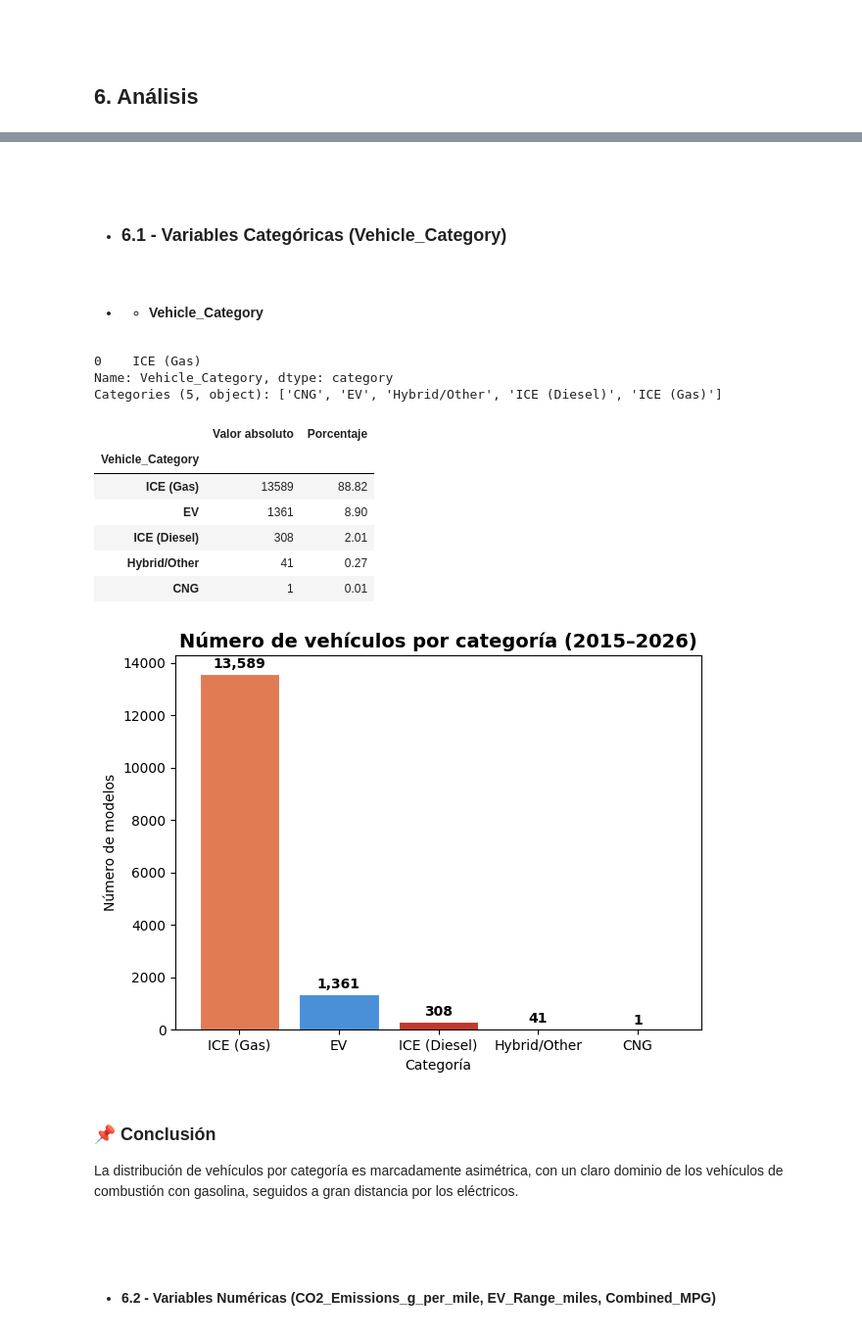
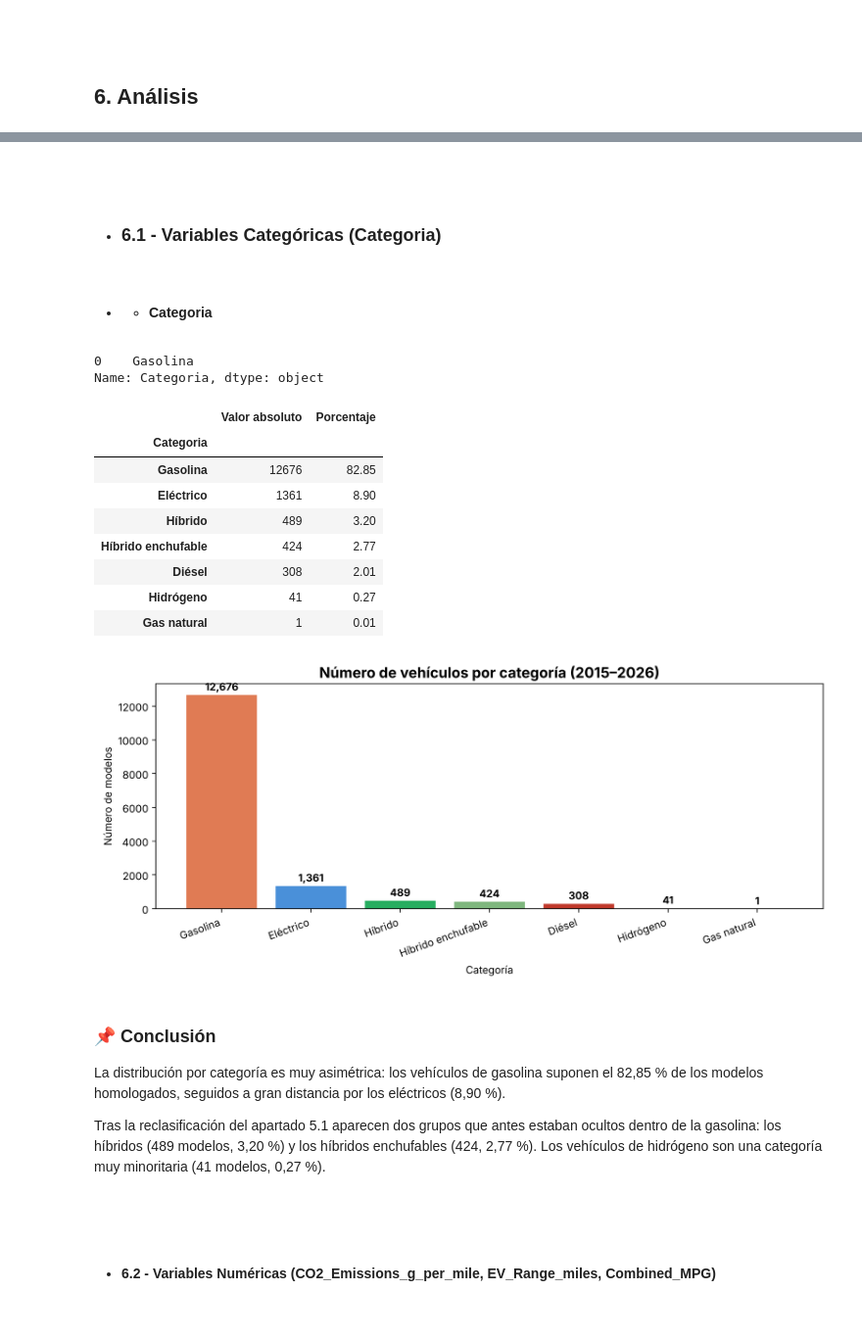
Before and after one commit to terelopdel-sketch/EDA_Vehiculos_Electricos_vs_Combustion, a Jupyter notebook: main.ipynb, the cells around one changed output, grey strips where cells are left out. Shown at 98% size. Saved outputs shown, nothing was run; the diff lists cells and outputs as text; code cells hidden in the pictures.

Commit message:
Actualización de categorías

```diff
--- a/main.ipynb
+++ b/main.ipynb
@@ -232,0 +278,16 @@ dtype: object
+# %%
+es_gasolina    = df["Vehicle_Category"] == "ICE (Gas)"
+tiene_bateria  = df["EV_Range_miles"] > 0
+nombre_hibrido = df["Model"].str.contains(r"hybrid|prius|insight|\b\d{3}h\b", case=False, na=False)
+
+df["Categoria"] = df["Vehicle_Category"].astype(str).replace({
+    "ICE (Gas)": "Gasolina",
+    "ICE (Diesel)": "Diésel",
+    "EV": "Eléctrico",
+    "Hybrid/Other": "Hidrógeno",
+    "CNG": "Gas natural"
+})
+df.loc[es_gasolina & tiene_bateria, "Categoria"] = "Híbrido enchufable"
+df.loc[es_gasolina & ~tiene_bateria & nombre_hibrido, "Categoria"] = "Híbrido"
+
+df["Categoria"].value_counts()
@@ -250,20 +353,19 @@ Con lo cual nos interesa trabajar con las siguientes variables:
 - Make
 # %% [markdown]
 <br><br>
-- ### 6.1 - Variables Categóricas (Vehicle_Category)
+- ### 6.1 - Variables Categóricas (Categoria)
 # %% [markdown]
-- - #### Vehicle_Category
+- - #### Categoria
 # %%
-df["Vehicle_Category"].mode()
+df["Categoria"].mode()
 # %% [output]
-0    ICE (Gas)
-Name: Vehicle_Category, dtype: category
-Categories (5, object): ['CNG', 'EV', 'Hybrid/Other', 'ICE (Diesel)', 'ICE (Gas)']
+0    Gasolina
+Name: Categoria, dtype: object
 # %%
 distribucion = pd.DataFrame({
-    'Valor absoluto': df['Vehicle_Category'].value_counts(),
+    'Valor absoluto': df['Categoria'].value_counts(),
     'Porcentaje': round(
-        df['Vehicle_Category']
+        df['Categoria']
         .value_counts(normalize=True) * 100,
         2
     )
@@ -272,38 +374,44 @@ distribucion = pd.DataFrame({
 distribucion
 # %% [output]
 |  | Valor absoluto | Porcentaje |
-| Vehicle_Category |  |  |
-| ICE (Gas) | 13589 | 88.82 |
-| EV | 1361 | 8.90 |
-| ICE (Diesel) | 308 | 2.01 |
-| Hybrid/Other | 41 | 0.27 |
-| CNG | 1 | 0.01 |
+| Categoria |  |  |
+| Gasolina | 12676 | 82.85 |
+| Eléctrico | 1361 | 8.90 |
+| Híbrido | 489 | 3.20 |
+| Híbrido enchufable | 424 | 2.77 |
+| Diésel | 308 | 2.01 |
+| Hidrógeno | 41 | 0.27 |
+| Gas natural | 1 | 0.01 |
 # %%
-colores = {'ICE (Gas)': '#E07B54', 'EV': '#4A90D9',
-           'ICE (Diesel)': '#C0392B', 'Hybrid/Other': '#27AE60', 'CNG': '#8E44AD'}
+colores = {'Gasolina': '#E07B54', 'Eléctrico': '#4A90D9', 'Diésel': '#C0392B',
+           'Híbrido': '#27AE60', 'Híbrido enchufable': '#7FB77E',
+           'Hidrógeno': '#16A3A3', 'Gas natural': '#8E44AD'}
 
-conteo = df['Vehicle_Category'].value_counts()
+conteo = df['Categoria'].value_counts()
 colors = [colores.get(c, '#999') for c in conteo.index]
 
-fig, ax = plt.subplots()
+fig, ax = plt.subplots(figsize=(10, 4.5))
 bars = ax.bar(conteo.index, conteo.values, color=colors, edgecolor='white', linewidth=0.8)
 
 # Añadir etiquetas encima de cada barra
 for bar, val in zip(bars, conteo.values):
     ax.text(bar.get_x() + bar.get_width()/2, bar.get_height() + 100,
             f'{val:,}', ha='center', va='bottom', fontsize=10, fontweight='bold')
 
 ax.set_title('Número de vehículos por categoría (2015–2026)', fontsize=14, fontweight='bold')
 ax.set_xlabel('Categoría')
 ax.set_ylabel('Número de modelos')
+plt.xticks(rotation=20, ha='right')
 plt.tight_layout()
 plt.savefig("src/img/vehiculos_cat.png", bbox_inches="tight")
 plt.show()
 # %% [output]
-[figure, old version]
+[figure, new version]
 # %% [markdown]
 ### 📌 Conclusión
-La distribución de vehículos por categoría es marcadamente asimétrica, con un claro dominio de los vehículos de combustión con gasolina, seguidos a gran distancia por los eléctricos.
+La distribución por categoría es muy asimétrica: los vehículos de gasolina suponen el 82,85 % de los modelos homologados, seguidos a gran distancia por los eléctricos (8,90 %).
+
+Tras la reclasificación del apartado 5.1 aparecen dos grupos que antes estaban ocultos dentro de la gasolina: los híbridos (489 modelos, 3,20 %) y los híbridos enchufables (424, 2,77 %). Los vehículos de hidrógeno son una categoría muy minoritaria (41 modelos, 0,27 %).
 # %% [markdown]
 <br><br>
 * #### 6.2 - Variables Numéricas (CO2_Emissions_g_per_mile, EV_Range_miles, Combined_MPG)
```
Also changed, not shown: parts of 39 cells of this notebook, 10 other files.
